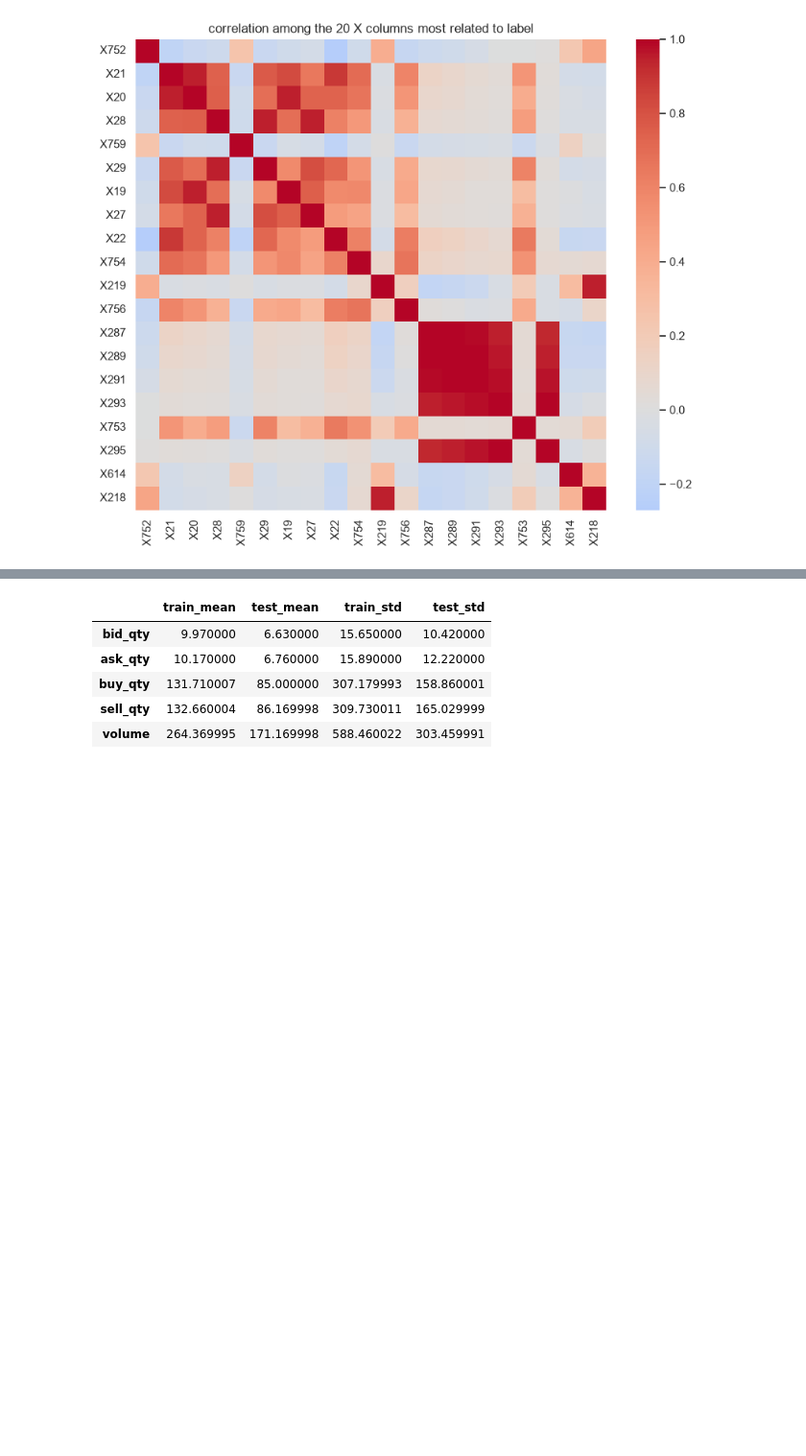
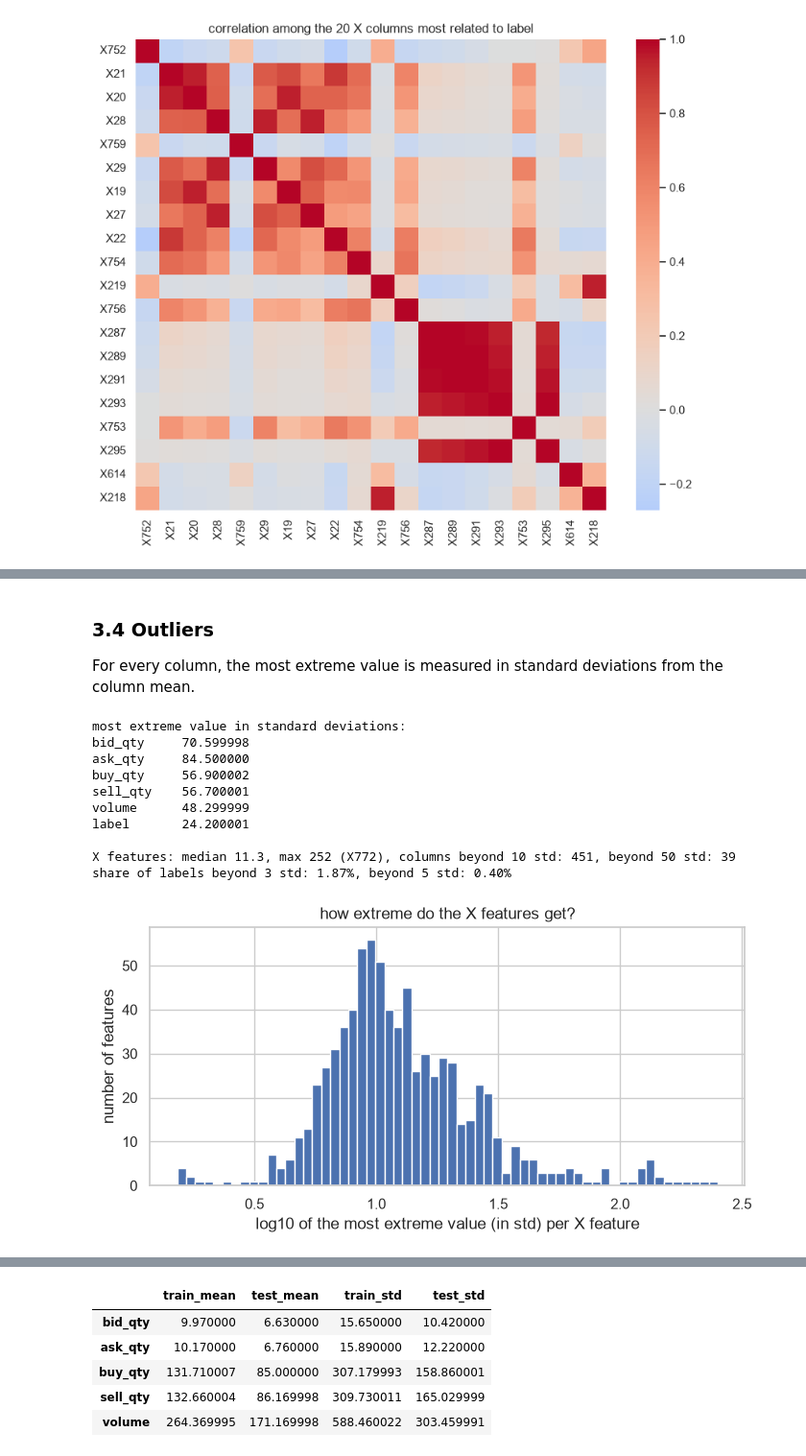
Before and after one commit to ceng313-2026/GROUP55_CENG313, a Jupyter notebook: assignment1_eda_baseline.ipynb, the cells around one changed output, grey strips where cells are left out. Shown at 96% size. Cells and saved outputs as stored; diff of their text form; code cells hidden in the pictures; blank space fills up the shorter version.

```diff
--- a/assignment1_eda_baseline.ipynb
+++ b/assignment1_eda_baseline.ipynb
@@ -20,7 +36,7 @@ IN_COLAB = "google.colab" in sys.modules
 if IN_COLAB:
     if os.path.basename(os.getcwd()) != "GROUP55_CENG313":
         if not os.path.exists("GROUP55_CENG313"):
-            !git clone -q https://github.com/zreik-blanc/GROUP55_CENG313.git
+            !git clone -q https://github.com/ceng313-2026/GROUP55_CENG313.git
         %cd GROUP55_CENG313
     %pip install -q lightgbm kaggle
     KAGGLE_DIR = "/root/.kaggle"
@@ -36,9 +52,18 @@ if IN_COLAB:
                 f.write(text)
             os.chmod(os.path.join(KAGGLE_DIR, target), 0o600)
             os.remove(name)
-    if not os.path.exists("data/train.parquet"):
-        !kaggle competitions download -c drw-crypto-market-prediction -p data
-        !unzip -q -o data/*.zip -d data
+    import pyarrow.parquet as pq
+
+    def parquet_ok(path):
+        try:
+            pq.ParquetFile(path)  # a truncated download fails here (missing footer)
+            return True
+        except Exception:
+            return False
+
+    if not (parquet_ok("data/train.parquet") and parquet_ok("data/test.parquet")):
+        !rm -rf data && kaggle competitions download -c drw-crypto-market-prediction -p data
+        !unzip -q -o data/*.zip -d data && rm data/*.zip
 
 DATA_DIR = "data"
 # %%
@@ -247,0 +366,32 @@ Test timestamps are masked, so we cannot compare by date. Instead we compare fea
+# %% [markdown]
+### 3.4 Outliers
+
+For every column, the most extreme value is measured in standard deviations from the column mean.
+# %%
+stats = train.agg(["mean", "std", "min", "max"]).T
+max_z = np.maximum(stats["max"] - stats["mean"], stats["mean"] - stats["min"]) / stats["std"]
+
+print("most extreme value in standard deviations:")
+print(max_z[MARKET_COLS + [TARGET]].round(1).to_string())
+print(f"\nX features: median {max_z[xcols].median():.1f}, max {max_z[xcols].max():.0f} ({max_z[xcols].idxmax()}), "
+      f"columns beyond 10 std: {(max_z[xcols] > 10).sum()}, beyond 50 std: {(max_z[xcols] > 50).sum()}")
+print(f"share of labels beyond 3 std: {(y.abs() > 3 * y.std()).mean():.2%}, beyond 5 std: {(y.abs() > 5 * y.std()).mean():.2%}")
+
+plt.figure(figsize=(8, 3.5))
+plt.hist(np.log10(max_z[xcols]), bins=60)
+plt.xlabel("log10 of the most extreme value (in std) per X feature")
+plt.ylabel("number of features")
+plt.title("how extreme do the X features get?")
+plt.show()
+# %% [output]
+most extreme value in standard deviations:
+bid_qty     70.599998
+ask_qty     84.500000
+buy_qty     56.900002
+sell_qty    56.700001
+volume      48.299999
+label       24.200001
+
+X features: median 11.3, max 252 (X772), columns beyond 10 std: 451, beyond 50 std: 39
+share of labels beyond 3 std: 1.87%, beyond 5 std: 0.40%
+[figure, added]
```
Also changed, not shown: parts of 42 cells of this notebook, 6 other files.
